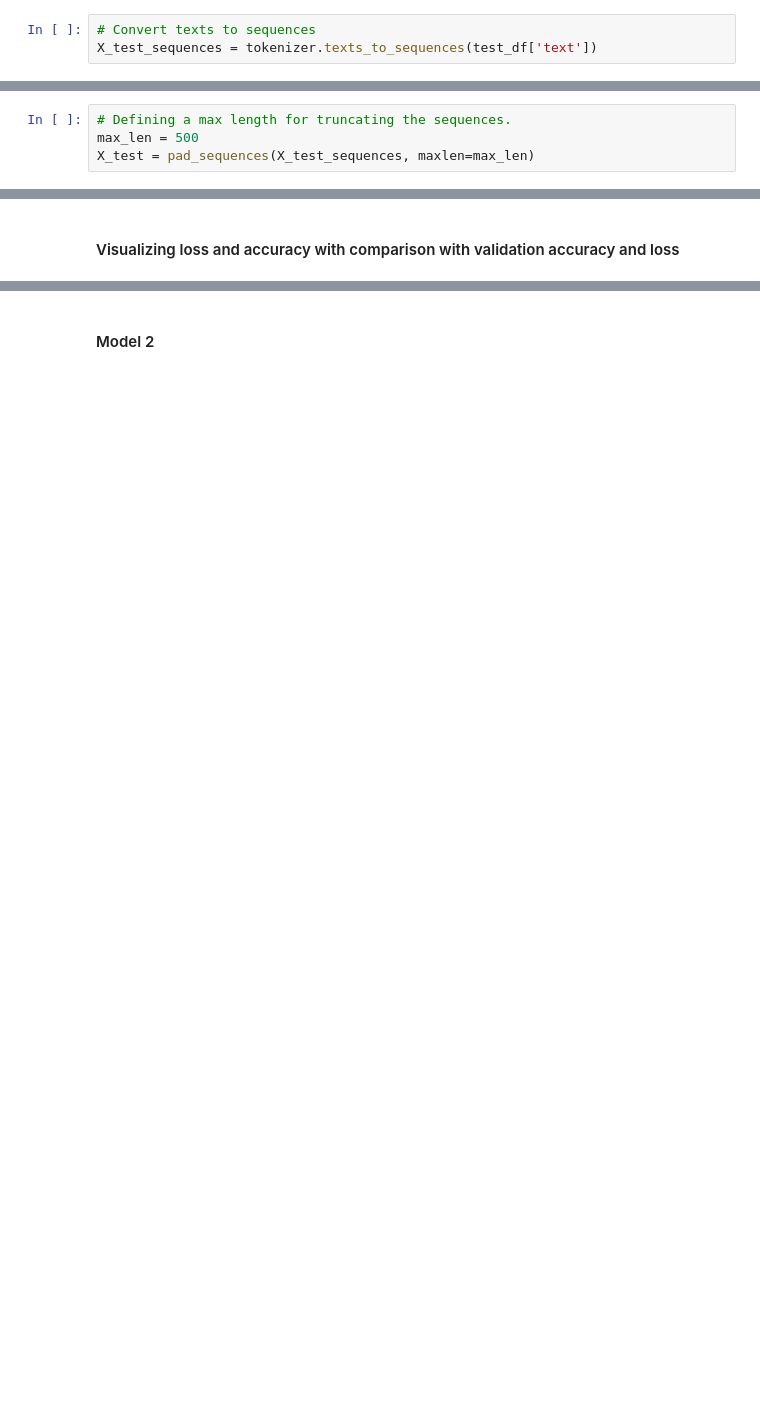
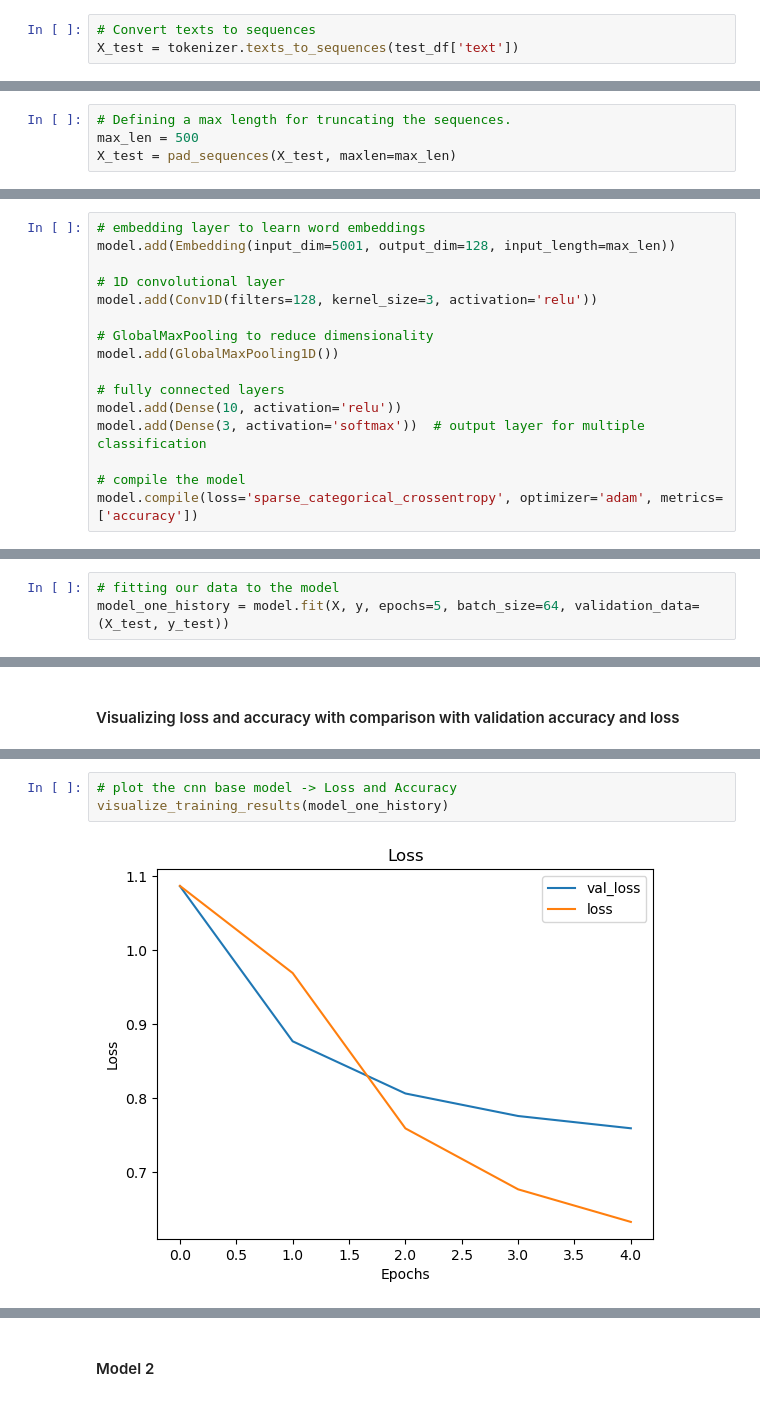
Before and after one commit to akeyo03/group-8-project, a Jupyter notebook: project.ipynb, the cells around one changed output, grey strips where cells are left out. Cells and saved outputs as stored; diff of their text form; blank space fills up the shorter version.

```diff
--- a/project.ipynb
+++ b/project.ipynb
@@ -369,3 +403,3 @@ Vocabulary size: 6954
 # %%
 # Convert texts to sequences
-X_test_sequences = tokenizer.texts_to_sequences(test_df['text'])
+X_test = tokenizer.texts_to_sequences(test_df['text'])
@@ -372,4 +411,4 @@ X_test_sequences = tokenizer.texts_to_sequences(test_df['text'])
 # %%
 # Defining a max length for truncating the sequences.
 max_len = 500
-X_test = pad_sequences(X_test_sequences, maxlen=max_len)
+X_test = pad_sequences(X_test, maxlen=max_len)
@@ -399,0 +455,16 @@ The distribution plot of sequence lengths shows that the majority of text sample
+# %%
+# embedding layer to learn word embeddings
+model.add(Embedding(input_dim=5001, output_dim=128, input_length=max_len))
+
+# 1D convolutional layer
+model.add(Conv1D(filters=128, kernel_size=3, activation='relu'))
+
+# GlobalMaxPooling to reduce dimensionality
+model.add(GlobalMaxPooling1D())
+
+# fully connected layers
+model.add(Dense(10, activation='relu'))
+model.add(Dense(3, activation='softmax'))  # output layer for multiple classification
+
+# compile the model
+model.compile(loss='sparse_categorical_crossentropy', optimizer='adam', metrics=['accuracy'])
@@ -399,0 +492,3 @@ The distribution plot of sequence lengths shows that the majority of text sample
+# %%
+# fitting our data to the model
+model_one_history = model.fit(X, y, epochs=5, batch_size=64, validation_data=(X_test, y_test))
@@ -488,0 +541,5 @@ To conclude, we can say that model 1 is not fit to be used to make predictions o
+# %%
+# plot the cnn base model -> Loss and Accuracy
+visualize_training_results(model_one_history)
+# %% [output]
+[figure, added]
```
Also changed, not shown: parts of 80 cells of this notebook.
